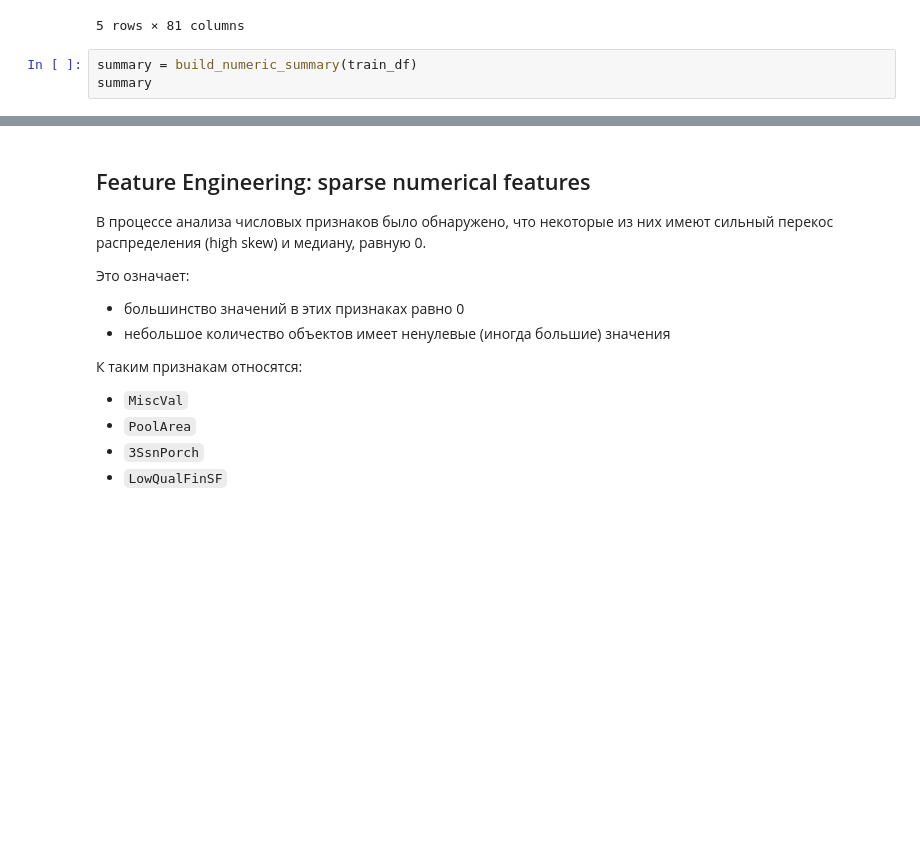
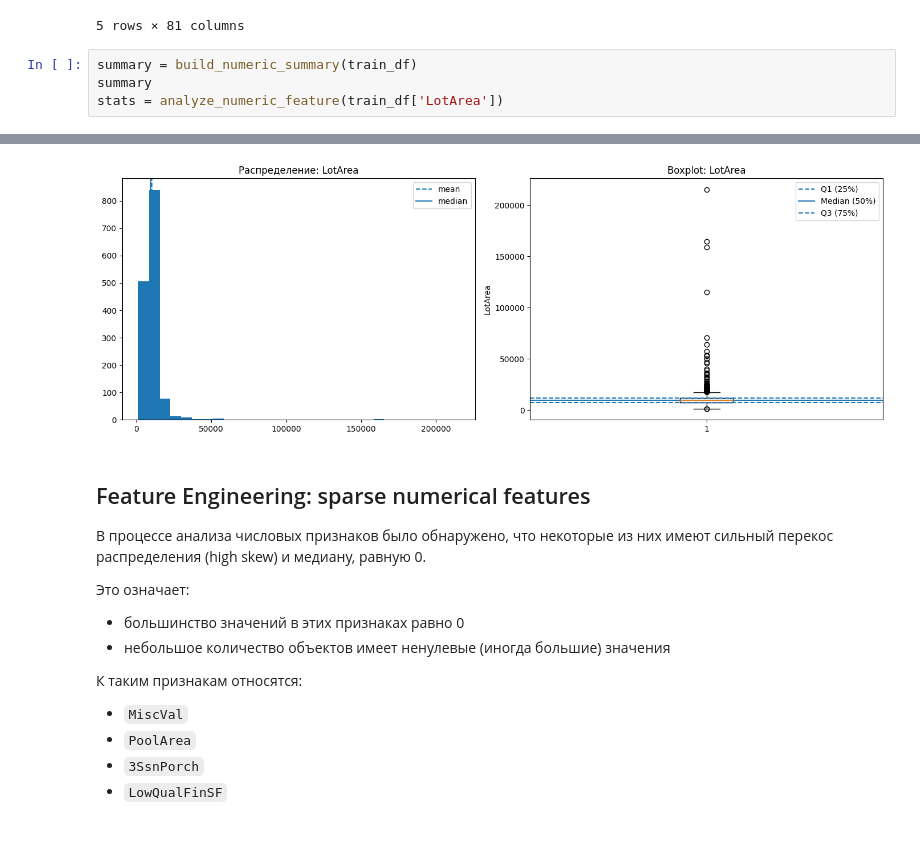
Before and after one commit to SusanWay/House-Prices, a Jupyter notebook: notebooks/EDA/01.ipynb, the cells around one changed output, grey strips where cells are left out. Saved outputs shown, nothing was run; the diff lists cells and outputs as text; blank space fills up the shorter version.

```diff
--- a/notebooks/EDA/01.ipynb
+++ b/notebooks/EDA/01.ipynb
@@ -22,4 +22,5 @@ train_df.head()
 # %%
 summary = build_numeric_summary(train_df)
 summary
+stats = analyze_numeric_feature(train_df['LotArea'])
 # %% [output]
@@ -43,3 +27,4 @@ summary
+[figure, added]
 # %% [markdown]
 ## Feature Engineering: sparse numerical features
 
```
Also changed, not shown: parts of 14 cells of this notebook, 3 other files.
